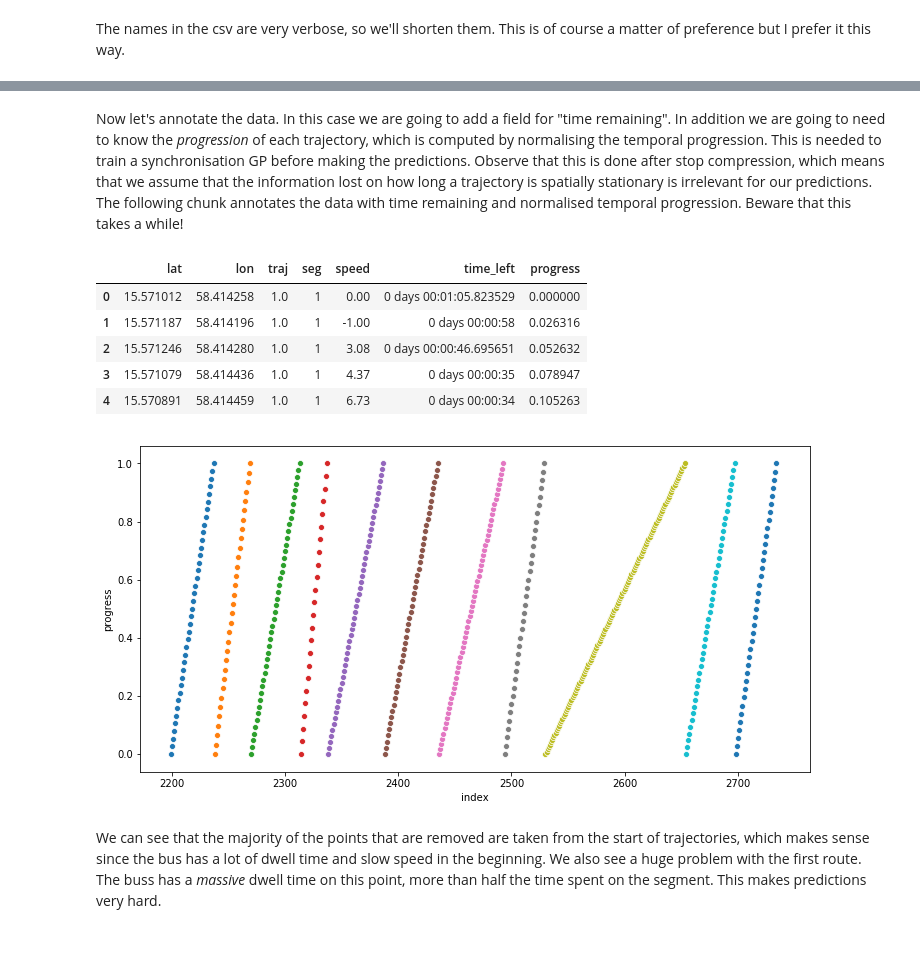
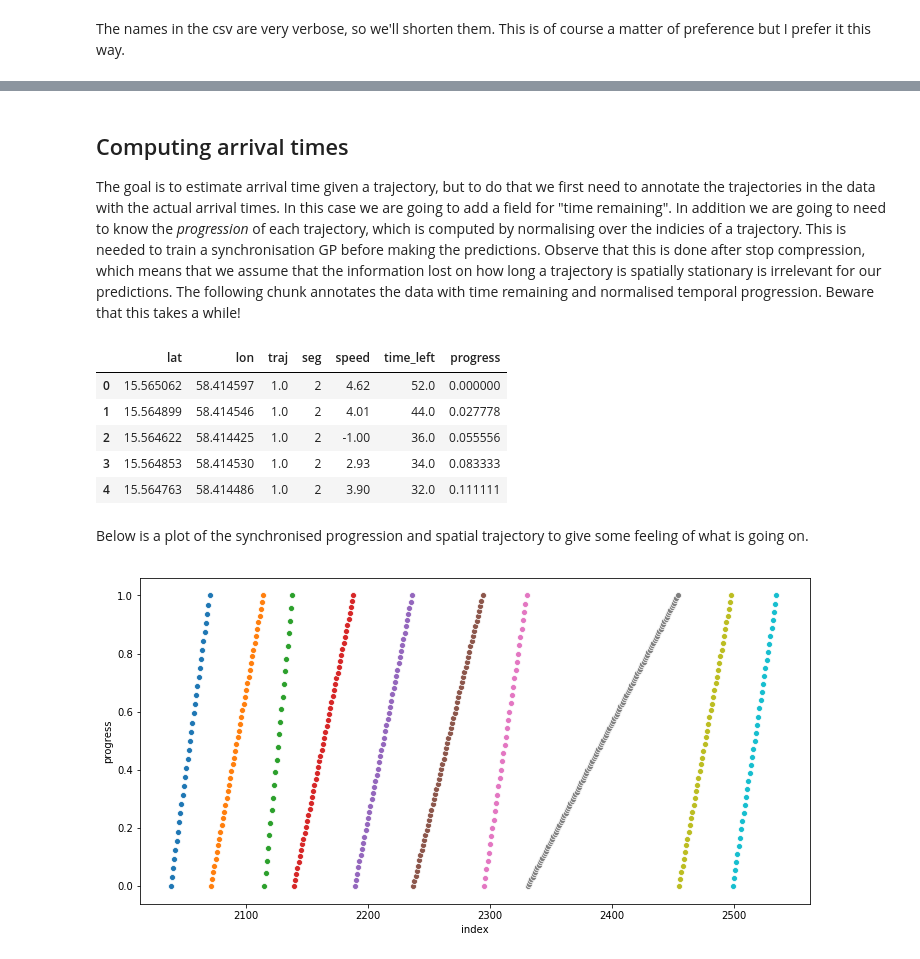
Before and after one commit to M20190649/TDDE19-bus-arrival-time, a Jupyter notebook: GP/Arrival Time Prediction 1 - Pre Processing.ipynb, the cells around one changed output, grey strips where cells are left out. Cells and saved outputs as stored; diff of their text form; code cells hidden in the pictures.

```diff
--- a/GP/Arrival Time Prediction 1 - Pre Processing.ipynb
+++ b/GP/Arrival Time Prediction 1 - Pre Processing.ipynb
@@ -13,7 +13,7 @@ from functools import reduce
 import plot
 
 data = pd.read_csv('../../bus203_all.csv')
-data = data[data.journey_number < 10]
+data = data[(data.segment_number > 1) & (data.journey_number < 10)]
 data.head()
 # %% [output]
 |  | Unnamed: 0 | timestamp | event | vehicle_id | line | longitude | latitude | direction | speed | station | ... |
@@ -195,5 +149,6 @@ Data processed in 0.18064427375793457  seconds
 # %% [markdown]
-Now let's annotate the data. In this case we are going to add a field for "time remaining". In addition we are going to need to know the _progression_ of each trajectory, which is computed by normalising the temporal progression. This is needed to train a synchronisation GP before making the predictions. Observe that this is done after stop compression, which means that we assume that the information lost on how long a trajectory is spatially stationary is irrelevant for our predictions. The following chunk annotates the data with time remaining and normalised temporal progression. Beware that this takes a while!
+## Computing arrival times
+The goal is to estimate arrival time given a trajectory, but to do that we first need to annotate the trajectories in the data with the actual arrival times. In this case we are going to add a field for "time remaining". In addition we are going to need to know the _progression_ of each trajectory, which is computed by normalising over the indicies of a trajectory. This is needed to train a synchronisation GP before making the predictions. Observe that this is done after stop compression, which means that we assume that the information lost on how long a trajectory is spatially stationary is irrelevant for our predictions. The following chunk annotates the data with time remaining and normalised temporal progression. Beware that this takes a while!
 # %%
 t0 = time.time()
 time_left = pd.DataFrame({'time_left': np.zeros(compressed_data.shape[0])})
@@ -206,46 +161,46 @@ segs = compressed_data.seg.unique()
 sdata = compressed_data.sort_values(['traj', 'seg', 'timestamp'])
 cur_traj = 0
 cur_seg = 0
 tn = 0
 seg0 = 0
 segn = 0
 traj = sdata
 for i, d in sdata.iterrows():
     if d.traj > cur_traj:
         cur_seg = 0
         cur_traj = d.traj
         traj = sdata[sdata.traj == cur_traj]
 
     if d.seg > cur_seg:
         cur_seg = d.seg
         seg0 = i
         seg = traj[traj.seg == cur_seg]
         segn = seg.shape[0]
         tn = seg.iloc[-1].timestamp
 
-    time_left.iloc[i] = tn - d.timestamp
+    time_left.iloc[i] = (tn - d.timestamp).seconds
     progress.iloc[i]  = (i - seg0) / (segn - 1)
 
 progress_data = pd.concat([
             compressed_data[['lat', 'lon', 'traj', 'seg', 'speed']],
             time_left,
             progress],
             axis = 1)
 progress_data.head()
 # %% [output]
 |  | lat | lon | traj | seg | speed | time_left | progress |
-| 0 | 15.571012 | 58.414258 | 1.0 | 1 | 0.00 | 0 days 00:01:05.823529 | 0.000000 |
-| 1 | 15.571187 | 58.414196 | 1.0 | 1 | -1.00 | 0 days 00:00:58 | 0.026316 |
-| 2 | 15.571246 | 58.414280 | 1.0 | 1 | 3.08 | 0 days 00:00:46.695651 | 0.052632 |
-| 3 | 15.571079 | 58.414436 | 1.0 | 1 | 4.37 | 0 days 00:00:35 | 0.078947 |
-| 4 | 15.570891 | 58.414459 | 1.0 | 1 | 6.73 | 0 days 00:00:34 | 0.105263 |
+| 0 | 15.565062 | 58.414597 | 1.0 | 2 | 4.62 | 52.0 | 0.000000 |
+| 1 | 15.564899 | 58.414546 | 1.0 | 2 | 4.01 | 44.0 | 0.027778 |
+| 2 | 15.564622 | 58.414425 | 1.0 | 2 | -1.00 | 36.0 | 0.055556 |
+| 3 | 15.564853 | 58.414530 | 1.0 | 2 | 2.93 | 34.0 | 0.083333 |
+| 4 | 15.564763 | 58.414486 | 1.0 | 2 | 3.90 | 32.0 | 0.111111 |
+# %% [markdown]
+Below is a plot of the synchronised progression and spatial trajectory to give some feeling of what is going on.
 # %%
 traj_to_plot = progress_data[progress_data.traj == 5]
 plot.traj_progress(traj_to_plot)
 # %% [output]
-[figure, old version]
+[figure, new version]
-# %% [markdown]
-We can see that the majority of the points that are removed are taken from the start of trajectories, which makes sense since the bus has a lot of dwell time and slow speed in the beginning. We also see a huge problem with the first route. The buss has a _massive_ dwell time on this point, more than half the time spent on the segment. This makes predictions very hard.
 # %%
 plot.traj_segments(traj_to_plot)
 # %% [output]
```
Also changed, not shown: parts of 10 cells of this notebook, 3 other files.
